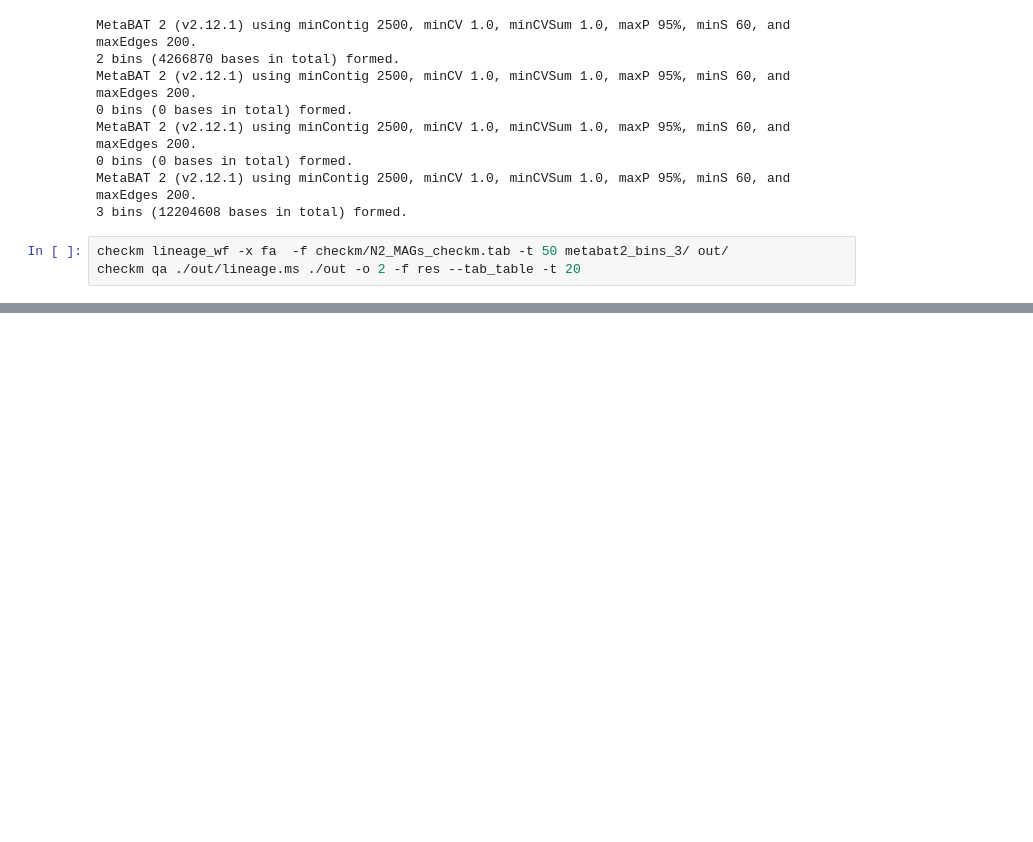
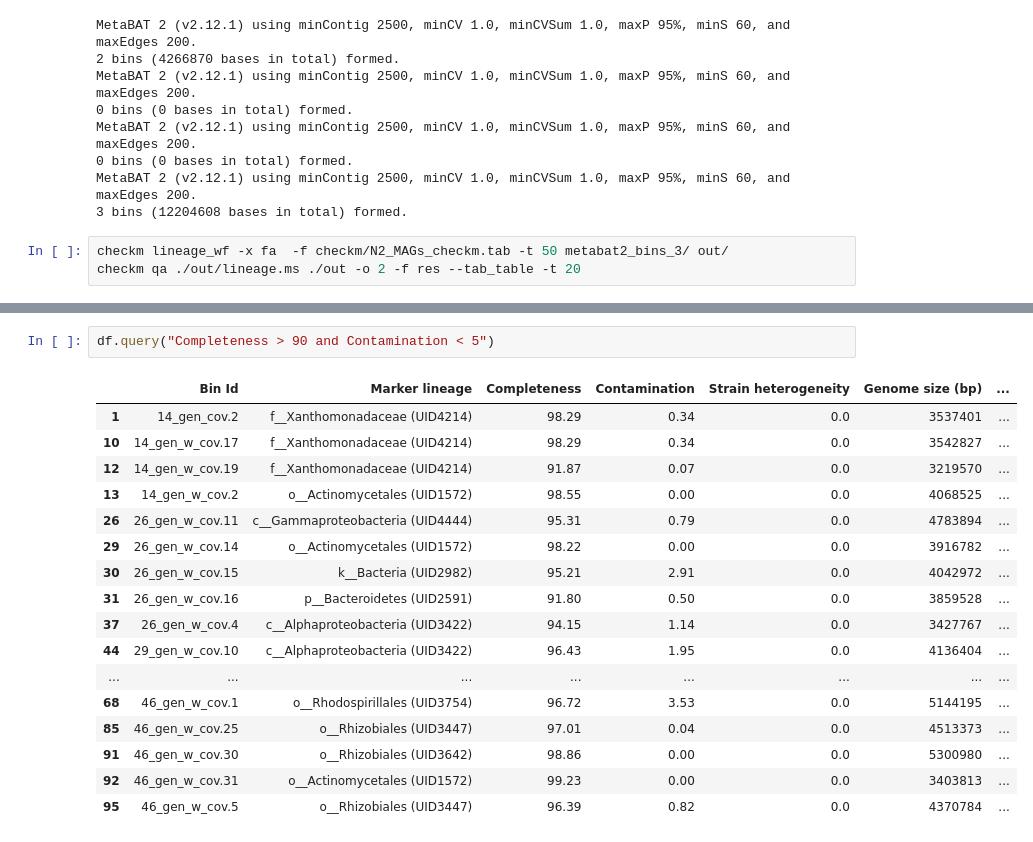
Before and after one commit to crabron/ARRIAM, a Jupyter notebook: binning.ipynb, the cells around one changed output, grey strips where cells are left out. Drawn from its saved outputs; the diff is of its cells as text; blank space fills up the shorter version.

```diff
--- a/binning.ipynb
+++ b/binning.ipynb
@@ -368,0 +352,20 @@ Example: checkm lineage_wf ./bins ./output
+# %%
+df.query("Completeness > 90 and Contamination < 5")
+# %% [output]
+|  | Bin Id | Marker lineage | Completeness | Contamination | Strain heterogeneity | Genome size (bp) | ... |
+| 1 | 14_gen_cov.2 | f__Xanthomonadaceae (UID4214) | 98.29 | 0.34 | 0.0 | 3537401 | ... |
+| 10 | 14_gen_w_cov.17 | f__Xanthomonadaceae (UID4214) | 98.29 | 0.34 | 0.0 | 3542827 | ... |
+| 12 | 14_gen_w_cov.19 | f__Xanthomonadaceae (UID4214) | 91.87 | 0.07 | 0.0 | 3219570 | ... |
+| 13 | 14_gen_w_cov.2 | o__Actinomycetales (UID1572) | 98.55 | 0.00 | 0.0 | 4068525 | ... |
+| 26 | 26_gen_w_cov.11 | c__Gammaproteobacteria (UID4444) | 95.31 | 0.79 | 0.0 | 4783894 | ... |
+| 29 | 26_gen_w_cov.14 | o__Actinomycetales (UID1572) | 98.22 | 0.00 | 0.0 | 3916782 | ... |
+| 30 | 26_gen_w_cov.15 | k__Bacteria (UID2982) | 95.21 | 2.91 | 0.0 | 4042972 | ... |
+| 31 | 26_gen_w_cov.16 | p__Bacteroidetes (UID2591) | 91.80 | 0.50 | 0.0 | 3859528 | ... |
+| 37 | 26_gen_w_cov.4 | c__Alphaproteobacteria (UID3422) | 94.15 | 1.14 | 0.0 | 3427767 | ... |
+| 44 | 29_gen_w_cov.10 | c__Alphaproteobacteria (UID3422) | 96.43 | 1.95 | 0.0 | 4136404 | ... |
+| ... | ... | ... | ... | ... | ... | ... | ... |
+| 68 | 46_gen_w_cov.1 | o__Rhodospirillales (UID3754) | 96.72 | 3.53 | 0.0 | 5144195 | ... |
+| 85 | 46_gen_w_cov.25 | o__Rhizobiales (UID3447) | 97.01 | 0.04 | 0.0 | 4513373 | ... |
+| 91 | 46_gen_w_cov.30 | o__Rhizobiales (UID3642) | 98.86 | 0.00 | 0.0 | 5300980 | ... |
+| 92 | 46_gen_w_cov.31 | o__Actinomycetales (UID1572) | 99.23 | 0.00 | 0.0 | 3403813 | ... |
+| 95 | 46_gen_w_cov.5 | o__Rhizobiales (UID3447) | 96.39 | 0.82 | 0.0 | 4370784 | ... |
```
Also changed, not shown: parts of 22 cells of this notebook, 1 other file.
